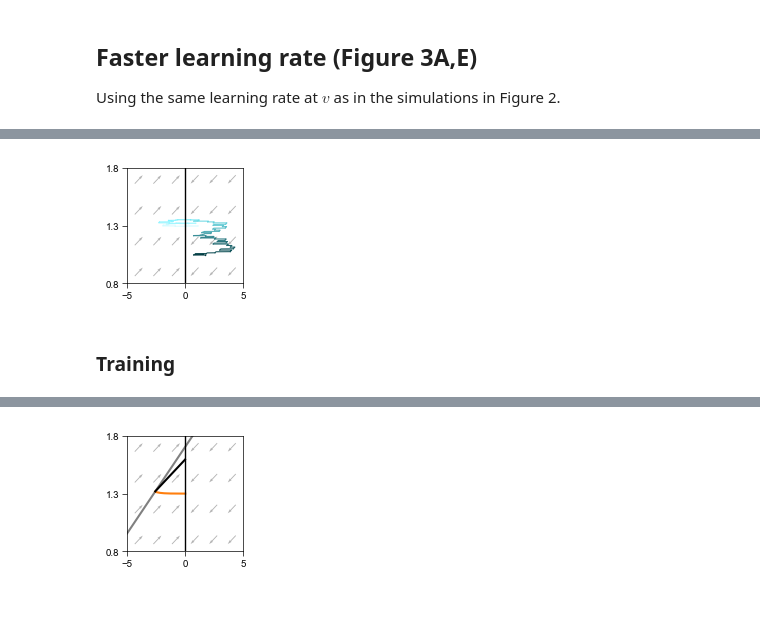
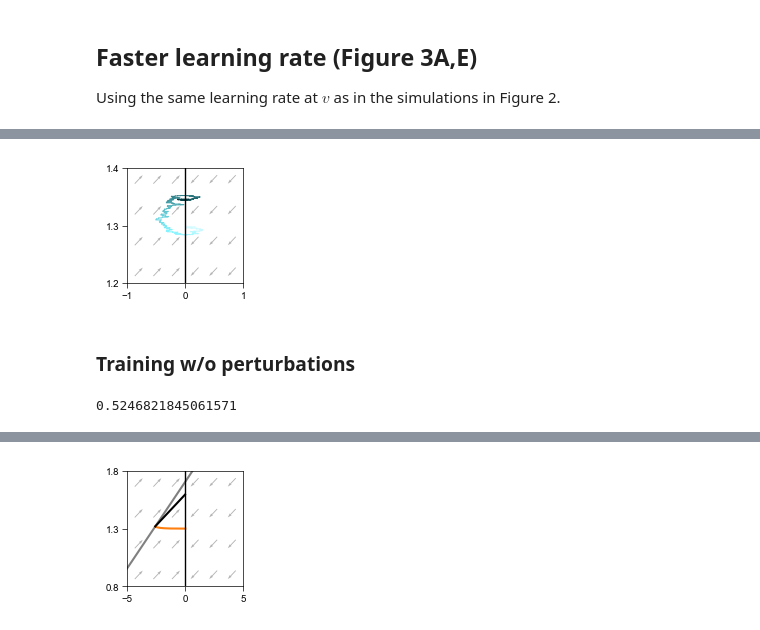
Before and after one commit to jay-bhasin/consolidation-integration, a Jupyter notebook: notebooks/simulations-heterosynaptic.ipynb, the cells around one changed output, grey strips where cells are left out. Cells and saved outputs as stored; diff of their text form; code cells hidden in the pictures.

```diff
--- a/notebooks/simulations-heterosynaptic.ipynb
+++ b/notebooks/simulations-heterosynaptic.ipynb
@@ -614,13 +623,21 @@ See Materials and Methods, _Analysis of synaptic learning dynamics_ and SI Appen
 # %%
-noise_len = 10/60 # h (= 10 min)
-trial_len = 10 # h
-num_perturbations = int(trial_len/noise_len) # total number of perturbations
+T_learn = 0.5
+T_post = 24 # h
+
+T_noise = 10/60 # h (= 10 min)
+num_perturbations_train = int(T_learn/T_noise)
+num_perturbations_post = int((T_post - T_learn)/T_noise) # total number of perturbations
+num_perturbations = num_perturbations_train + num_perturbations_post
+
 trials = 250 # number of sample paths
 
 rng = np.random.default_rng(seed=42)
 
-noisy_input =  2.6*(rng.random((trials, num_perturbations))-0.5)
-# ~Uniform(-1.3, 1.3) ~= 40% of the change expected during a 30 min training period
+perturbation_amplitude = 0.1
+
+noisy_input =  perturbation_amplitude*2*(rng.random((trials, days, num_perturbations))-0.5)
+
+dt_perturb = 60/3600 # h = 1 min
 # %%
 dt_learn = 1/3600 # h = 1 s
 
@@ -648,28 +665,31 @@ Using the same learning rate at $v$ as in the simulations in Figure 2.
 params_perturb_fast = copy.deepcopy(params)
 params_perturb_fast['tau_mvn'] = params['tau_f']
 # set the value of \tau_{f,v} to \tau_f so that trajectories are straighter in phase space
+# %%
+y0 = np.array([params['w_i'], v_0, 0, params['pf_0'], params['pf_0']*params['cf_0']])
 # %%
 noise_ends_fast = np.zeros((5,trials)) # value at the end of sample paths
 y_noise_fast = np.zeros((trials,2,len(t_noise)*num_perturbations+1)) # time course for plotting example
+
 
 for tt in tqdm.notebook.trange(trials, desc='Trial'):
     y0_noisy = np.copy(y0)
     y_noise_temp = np.zeros((num_perturbations, 5, len(t_noise))) # temporary array for this trial
 
     for b in tqdm.notebook.trange(num_perturbations, desc='Perturbation', leave=False):
-        y0_noisy[0] += noisy_input[tt,b]
-        sol_learn_noisy = scipy.integrate.solve_ivp(lambda t,y: heterosynapticOnline(t,y, head_post_input, target_post, False, params_perturb_fast), [0, noise_len], y0_noisy,
+        y0_noisy[0] += noisy_input[tt,0,b]
+        sol_learn_noisy = scipy.integrate.solve_ivp(lambda t,y: heterosynapticOnline(t,y, head_post_input, target_post, False, params_perturb_fast), [0, T_noise], y0_noisy,
                                       jac=lambda t,y: heteroOnlineJac(t,y,head_post_input, target_post,False,params_perturb_fast), method='Radau', dense_output=True)
         y_noise_temp[b,:,:] = sol_learn_noisy.sol(t_noise)
-        y0_noisy = sol_learn_noisy.sol(noise_len)
+        y0_noisy = sol_learn_noisy.sol(T_noise)
     noise_ends_fast[:,tt] = np.copy(y0_noisy)
 
     y_noise_fast[tt,:,0] = np.copy(y0[:2])
     y_noise_fast[tt,0,1:] = np.concatenate((y_noise_temp[:,0,:]))
     y_noise_fast[tt,1,1:] = np.concatenate((y_noise_temp[:,1,:]))
 
-# np.save('files/y_noise_fast.npy',y_noise_fast) # w and v at all time points across simulations
-# np.save('files/noise_ends_fast.npy',noise_ends_fast) # final state of system across simulations
+np.save('files/y_noise_fast.npy',y_noise_fast) # w and v at all time points across simulations
+np.save('files/noise_ends_fast.npy',noise_ends_fast) # final state of system across simulations
 # %%
 ##### Files are too large to upload to GitHub
 
@@ -677,7 +697,8 @@ for tt in tqdm.notebook.trange(trials, desc='Trial'):
 # noise_ends_fast = np.load('files/noise_ends_fast.npy')
 # %%
 # Example for plotting
-y_noise_fast_example = y_noise_fast[6, :, :]
+# 0, 13, 20, 23
+y_noise_fast_example = y_noise_fast[27, :, :] # ind 6
 # %%
 ## Generate colormap to show trajectory over time
 cyan_hsv = matplotlib.colors.rgb_to_hsv(matplotlib.colors.to_rgb('C9'))
@@ -699,42 +720,42 @@ plt.figure(figsize=(1.5,1.5))
 c_ = np.linspace(0,1,num_perturbations)
 
 for i in range(num_perturbations):
-    start_ = int(noise_len/dt_learn) * i
-    end_ = int(noise_len/dt_learn) * (i+1)
+    start_ = int(T_noise/dt_perturb) * i
+    end_ = int(T_noise/dt_perturb) * (i+1)
     plt.plot(y_noise_fast_example[0,start_:end_+1]-params['w_i'],
              y_noise_fast_example[1,start_:end_+1], c=cmap(c_[i]),lw=0.75)
 
-yr = 0.5
+yr = 0.1 # 0.5
 ylims = [1.3-yr, 1.3+yr]
 plt.plot([0,0],ylims,'k', lw=1)
-xlims = [-5, 5]
+xlims = [-1, 1]
 ylimrange = ylims[1]-ylims[0]
 xlimrange = xlims[1]-xlims[0]
 
 plt.ylim(ylims)
 plt.xlim(xlims)
 
 ww_phase, vv_phase = np.meshgrid(xlims[0] + np.linspace(0.1,0.9,6)*xlimrange,
                                  ylims[0] + np.linspace(0.1,0.9,4)*ylimrange)
 dw_phase = 1/params['tau_post']*(-ww_phase)
 dv_phase = -params_perturb_fast['k_v']*(params['mf_0']*params['pf_0'] +
                                     params['mf_sensitivity']*params['pf_sensitivity']*(0.5*peak_velocity_post**2))*ww_phase
 
 dw_phase_norm = dw_phase/np.sqrt(dw_phase**2+dv_phase**2)
 dv_phase_norm = dv_phase/np.sqrt(dw_phase**2+dv_phase**2)
 
 plt.quiver(ww_phase, vv_phase, dw_phase_norm, dv_phase_norm, pivot='middle', scale=10, angles='xy', color=(0.7, 0.7, 0.7, 1))
 
 
 ax = plt.gca()
 
 ax.set_yticks(np.linspace(ylims[0],ylims[1], 3));
 ax.set_xticks(np.linspace(xlims[0],xlims[1], 3));
 
 ## For color bar with ticks:
 # cbar = plt.colorbar(matplotlib.cm.ScalarMappable(norm=None, cmap=cmap),ax=ax,orientation='horizontal',location='top')
 # %% [output]
-[figure, old version]
+[figure, new version]
 # %% [markdown]
-### Training
+### Training w/o perturbations
 # %%
@@ -744,3 +769,8 @@ t_f_learn, y_f_learn, t_f_post, y_f_post = simulateTrainingOnline(y_0, 0.5, 24,
 gain_f_learn = gain(y_f_learn[0,:], y_f_learn[1,:])
 
 gain_f_post = gain(y_f_post[0,:], y_f_post[1,:])
+# %%
+# Gain after training
+gain_f_learn[-1]
+# %% [output]
+0.5246821845061571
```
Also changed, not shown: parts of 63 cells of this notebook, 2 other files.
